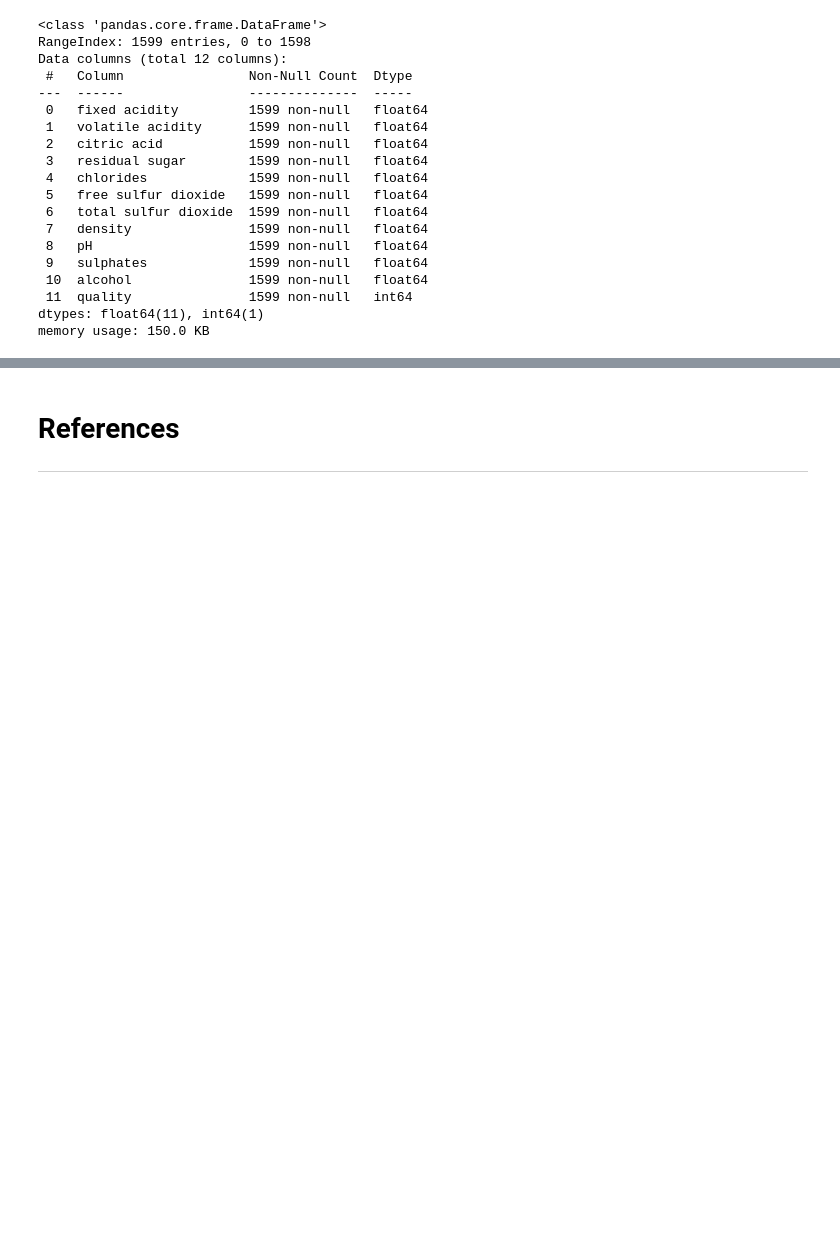
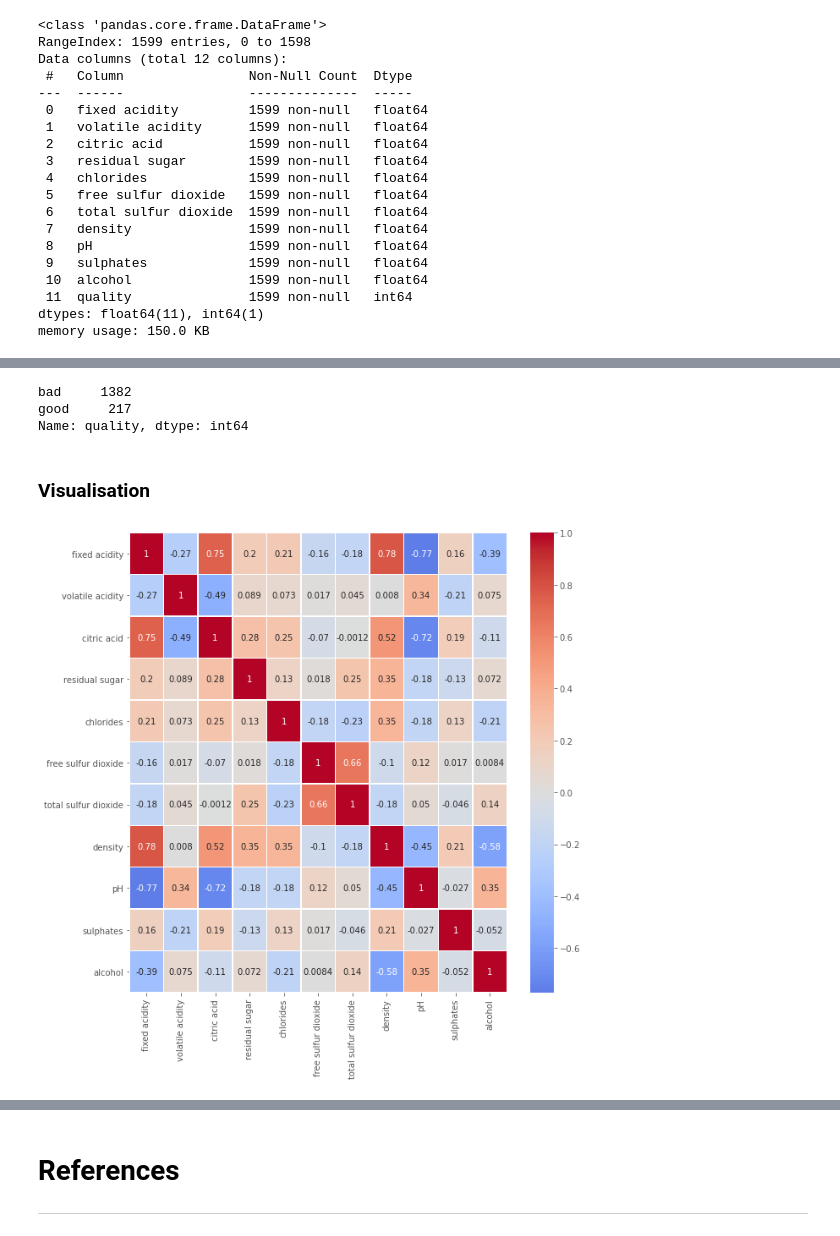
Before and after one commit to GarethOLeary/Emerging-Tech-Project, a Jupyter notebook: scikit-learn.ipynb, the cells around one changed output, grey strips where cells are left out. Cells and saved outputs as stored; diff of their text form; code cells hidden in the pictures; blank space fills up the shorter version.

```diff
--- a/scikit-learn.ipynb
+++ b/scikit-learn.ipynb
@@ -132,0 +155,16 @@ df.corr()
+# %%
+# See proportion of good vs bad wines
+df['quality'].value_counts()
+# %% [output]
+bad     1382
+good     217
+Name: quality, dtype: int64
+# %% [markdown]
+### Visualisation
+# %%
+# Heatmap of correlation
+plt.figure(figsize=(10,10))
+sns.heatmap(data.corr(),annot=True,linewidth=0.5,center=0,cmap='coolwarm')
+plt.show()
+# %% [output]
+[figure, added]
```
Also changed, not shown: parts of 28 cells of this notebook.
